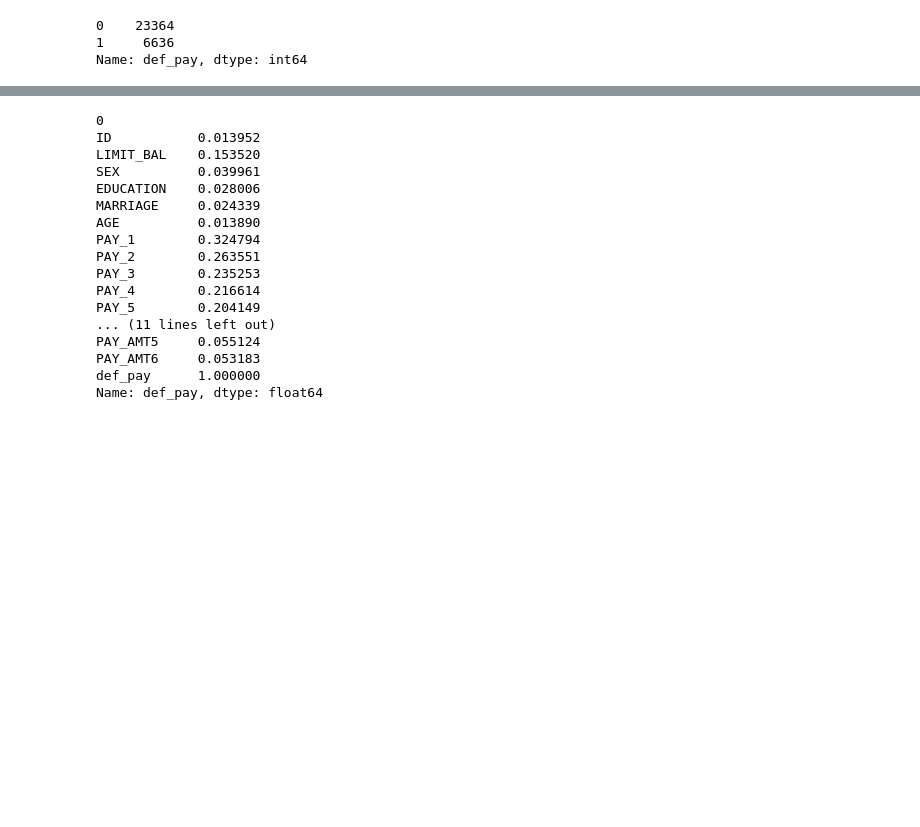
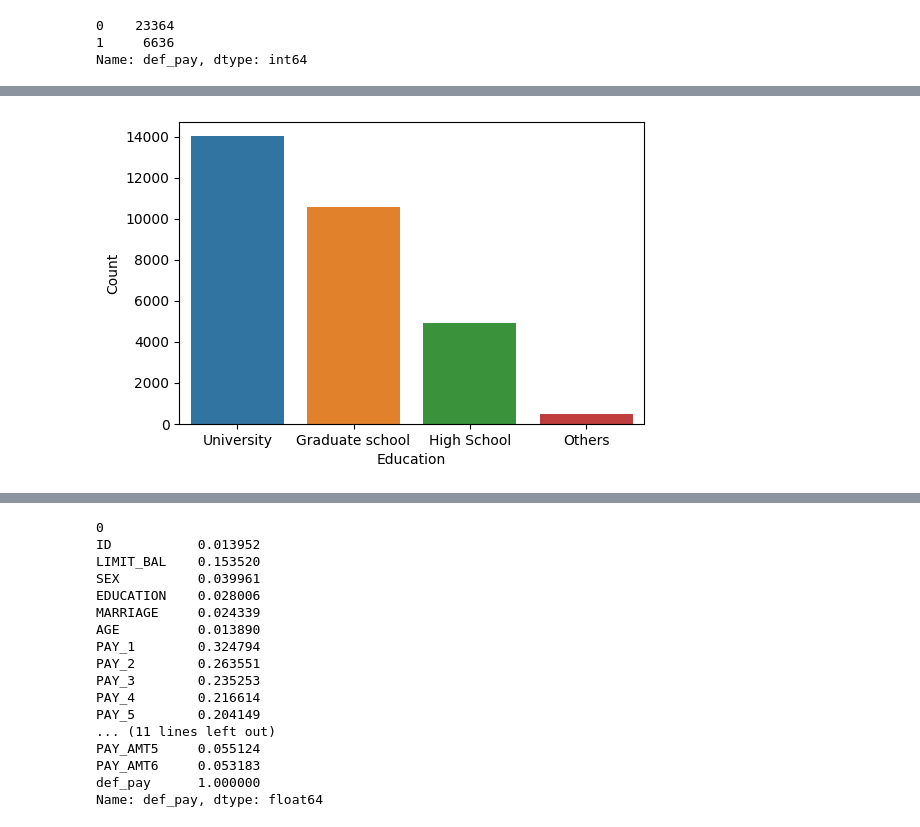
Before and after one commit to ekanshsinghrathore/Credit-Card-Default-Prediction, a Jupyter notebook: Credit_Card_Default_Prediction_Capstone_Project.ipynb, the cells around one changed output, grey strips where cells are left out. Drawn from its saved outputs; the diff is of its cells as text; code cells hidden in the pictures; blank space fills up the shorter version.

```diff
--- a/Credit_Card_Default_Prediction_Capstone_Project.ipynb
+++ b/Credit_Card_Default_Prediction_Capstone_Project.ipynb
@@ -188,0 +219,21 @@ Name: def_pay, dtype: int64
+# %%
+# plotting graph for various qualification present in the dataset
+def edu1(x):
+    if (x==1):
+        return "Graduate school"
+    elif (x==2):
+        return "University"
+    elif (x==3):
+        return "High School"
+    else:
+        return "Others"
+df2['EDUCATION']=df2['EDUCATION'].apply(edu1)
+# %%
+plt.figure(dpi=100)
+df2.EDUCATION.value_counts()
+sns.countplot(x="EDUCATION", data=df2)
+plt.xlabel("Education")
+plt.ylabel("Count")
+plt.show()
+# %% [output]
+[figure, added]
```
Also changed, not shown: parts of 19 cells of this notebook.
